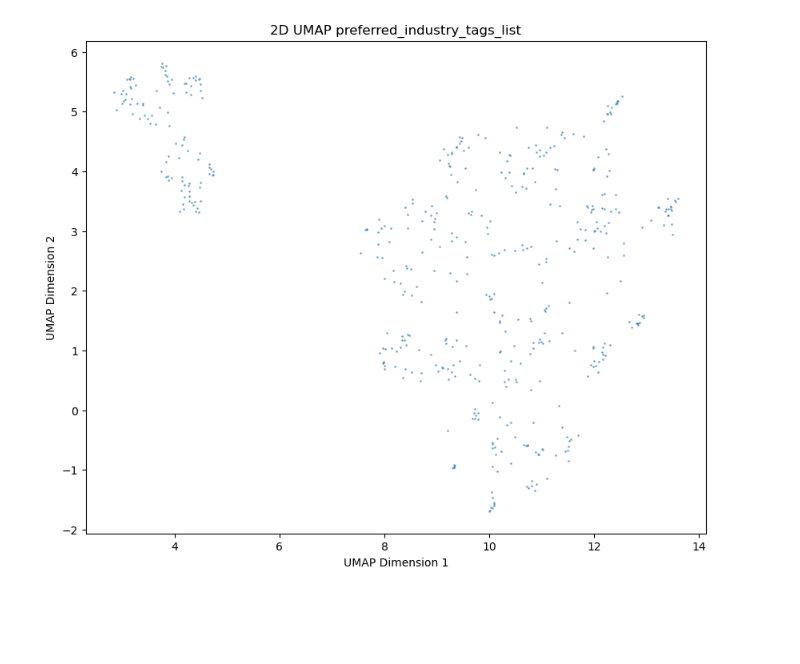
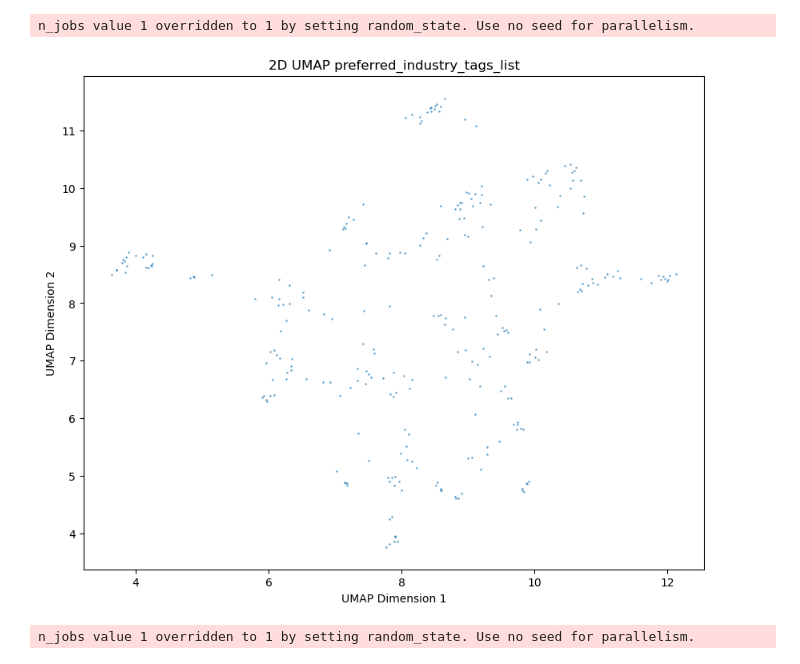
Before and after one commit to Eric-L-cloud/Capstone-Project, a Jupyter notebook: src/5_feature_engineering.ipynb, the cells around one changed output. Saved outputs shown, nothing was run; the diff lists cells and outputs as text; code cells hidden in the pictures; blank space fills up the shorter version.

```diff
--- a/src/5_feature_engineering.ipynb
+++ b/src/5_feature_engineering.ipynb
@@ -168,0 +214,3 @@ plt.show()
+# %%
+preferred_industry_tags_list = preferred_industry_tags_list[preferred_industry_tags_list>=2]
+preferred_industry_tags_list
@@ -169,12 +231,19 @@ plt.show()
 # %%
-embeddings = model.encode(preferred_industry_tags_list.index.to_list())
+industry_embeddings = model.encode(preferred_industry_tags_list.index.to_list())
 umap_model = umap.UMAP(n_components=2, random_state=42)
-X_2d = umap_model.fit_transform(embeddings)
+industry_embeddings_umap = umap_model.fit_transform(industry_embeddings)
+industry_embeddings_umap_df = pd.DataFrame({
+    'Geography': preferred_industry_tags_list.index,
+    'Dimension_1': [embedding[0] for embedding in industry_embeddings_umap],
+    'Dimension_2': [embedding[1] for embedding in industry_embeddings_umap]
+})
+
 plt.figure(figsize=(10, 8))
-plt.scatter(X_2d[:, 0], X_2d[:, 1], s=1, alpha=0.5)
+plt.scatter(industry_embeddings_umap_df['Dimension_1'], industry_embeddings_umap_df['Dimension_2'], s=1, alpha=0.5)
 plt.xlabel('UMAP Dimension 1')
 plt.ylabel('UMAP Dimension 2')
 plt.title('2D UMAP preferred_industry_tags_list')
 plt.show()
 # %% [output]
+n_jobs value 1 overridden to 1 by setting random_state. Use no seed for parallelism.
-[figure, old version]
+[figure, new version]
@@ -181 +254,30 @@ plt.show()
+# %%
+industry_embeddings = model.encode(preferred_industry_tags_list.index.to_list())
+umap_model = umap.UMAP(n_components=3, random_state=42)
+industry_embeddings_umap = umap_model.fit_transform(industry_embeddings)
+industry_embeddings_umap_df = pd.DataFrame({
+    'Industry': preferred_industry_tags_list.index,
+    'Dimension_1': [embedding[0] for embedding in industry_embeddings_umap],
+    'Dimension_2': [embedding[1] for embedding in industry_embeddings_umap],
+    'Dimension_3': [embedding[2] for embedding in industry_embeddings_umap],
+    'Count': preferred_industry_tags_list
+})
+
+
+
+fig = px.scatter_3d(industry_embeddings_umap_df, x="Dimension_1", y="Dimension_2", z="Dimension_3",hover_data='Industry'
+# , color="species",size='petal_length'
+                    )
+html_str = fig.to_html()
+with open('industry_umap_3d.html', 'w') as f:
+    f.write(html_str)
+
+fig = px.scatter_3d(industry_embeddings_umap_df, x="Dimension_1", y="Dimension_2", z="Dimension_3",hover_data='Industry',size='Count'
+# , color="species",size='petal_length'
+                    )
+html_str = fig.to_html()
+with open('industry_umap_3d_size.html', 'w') as f:
+    f.write(html_str)
+# %% [output]
+n_jobs value 1 overridden to 1 by setting random_state. Use no seed for parallelism.
 # %%
```
Also changed, not shown: parts of 19 cells of this notebook, 7 other files.
